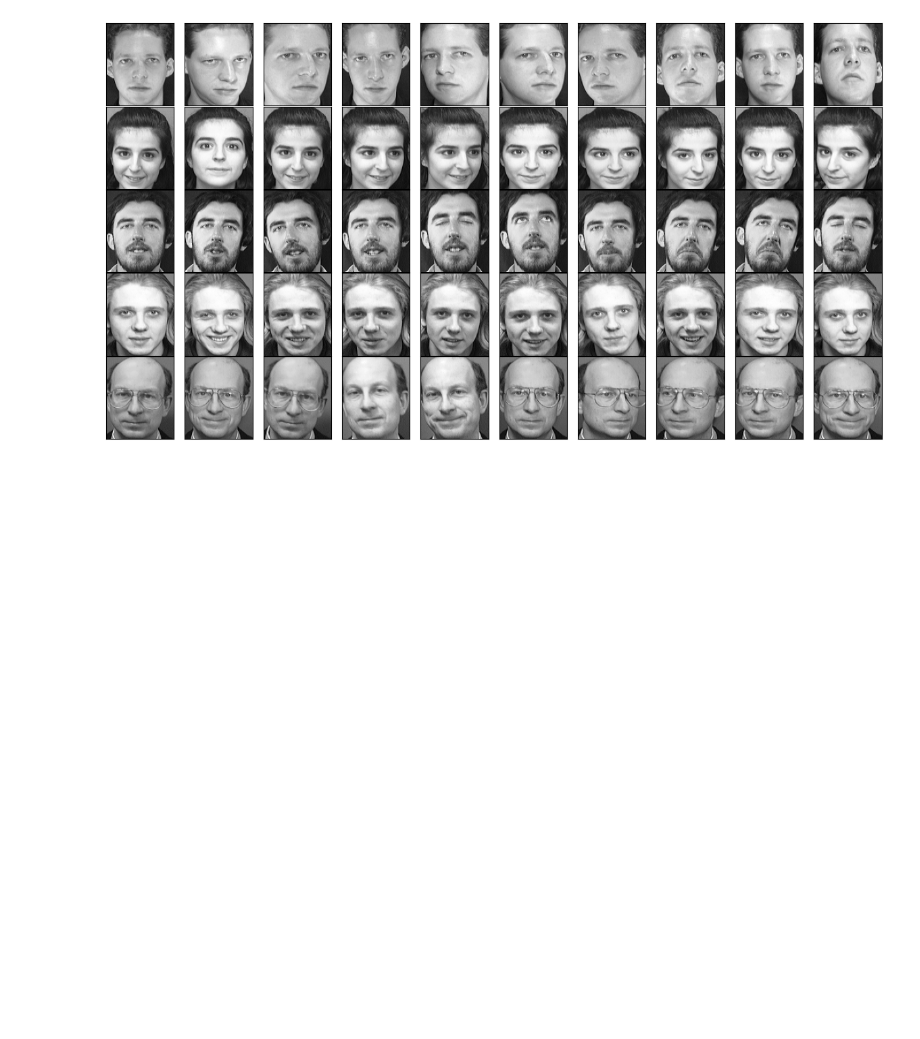
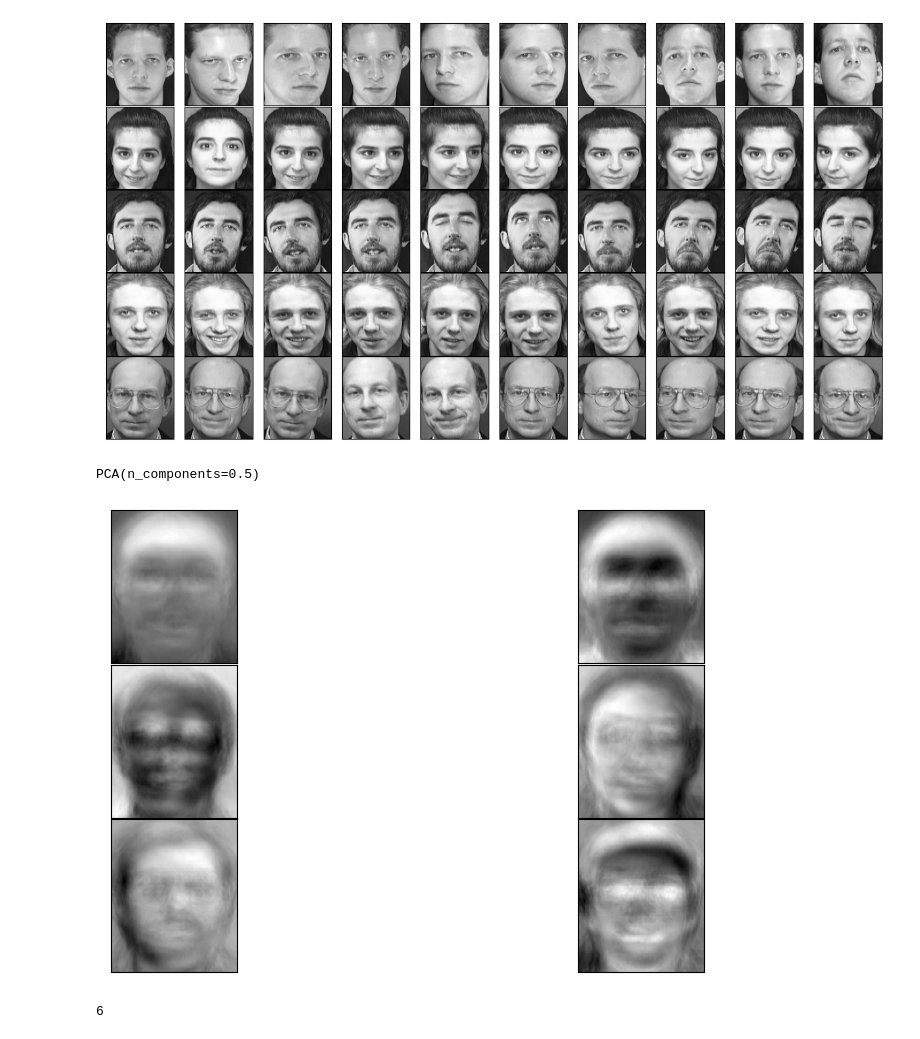
Before and after one commit to electrojam/Curso-de-Algebra-Lineal-Aplicada-para-Machine-Learning, a Jupyter notebook: 12-Aplicando PCA a imagenes.ipynb, the cells around one changed output. Drawn from its saved outputs; the diff is of its cells as text; code cells hidden in the pictures; blank space fills up the shorter version.

Commit message:
Aplicando pca a conjunto de imagenes

```diff
--- a/12-Aplicando PCA a imagenes.ipynb
+++ b/12-Aplicando PCA a imagenes.ipynb
@@ -81,0 +89,24 @@ for i, ax in enumerate(axes.flat):
+# %%
+caras_pca = PCA(n_components = 0.5) #aplicamos pca y que el numero de componentes requeridos se el necesarios...
+#... para quedarme con el 50% = 0.5 de la variacion de los datos
+
+caras_pca.fit(caras)
+# %% [output]
+PCA(n_components=0.5)
+# %%
+filas = 3
+columnas = caras_pca.n_components_ // filas
+
+fig, axes = plt.subplots(filas, columnas, figsize=(12, 6),
+                       subplot_kw = {"xticks":[], "yticks":[]}, #no queremos ejes en los graficos
+                       gridspec_kw = dict(hspace=0.01, wspace=0.01) # configuramos espacio entre imagenes
+                      )
+
+for i, ax in enumerate(axes.flat):
+    ax.imshow(caras_pca.components_[i].reshape(112,92), cmap="gray")
+# %% [output]
+[figure, added]
+# %%
+print(caras_pca.n_components_)
+# %% [output]
+6
```
Also changed, not shown: parts of 13 cells of this notebook.
